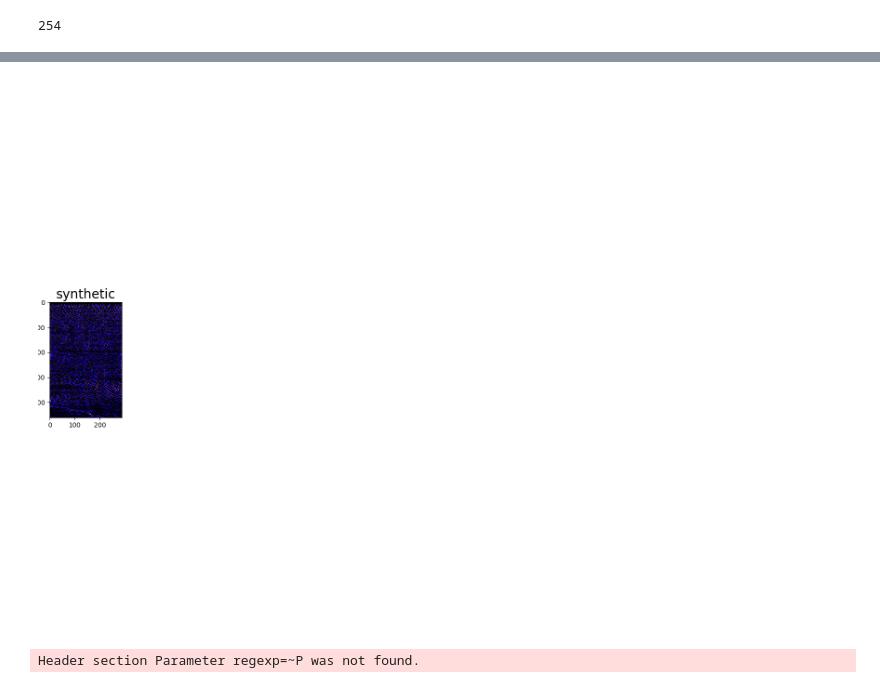
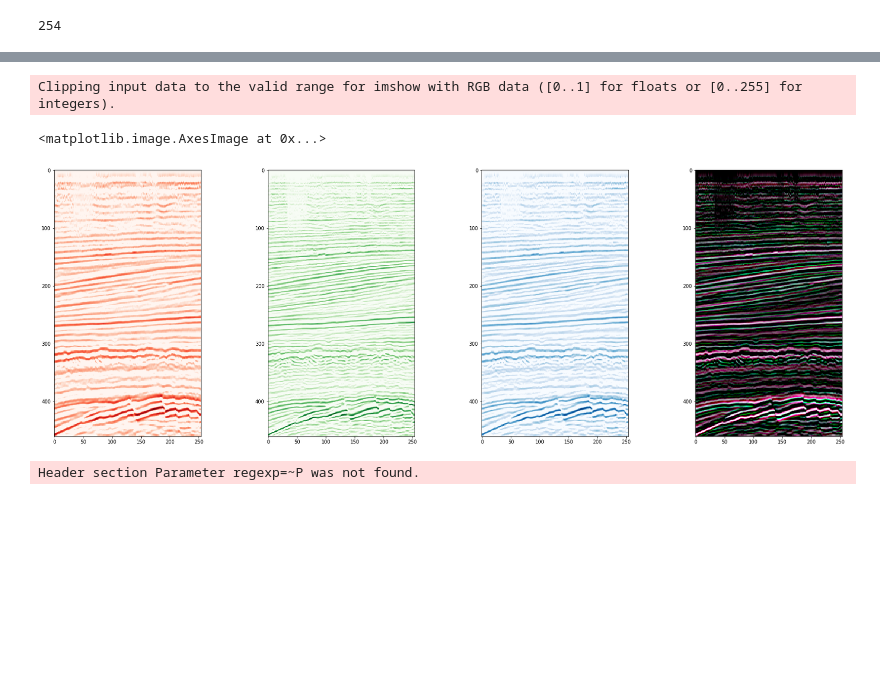
Before and after one commit to Gijsbertbas/rgb-explorers-backend, a Jupyter notebook: processing/test_blending.ipynb, the cells around one changed output, grey strips where cells are left out. Saved outputs shown, nothing was run; the diff lists cells and outputs as text; code cells hidden in the pictures; blank space fills up the shorter version.

```diff
--- a/processing/test_blending.ipynb
+++ b/processing/test_blending.ipynb
@@ -30,7 +57,28 @@ blend.shape
+# %%
+frequencies = (20,25,35)
+
+shape = line.shape
+slices = []
+blend_line = numpy.zeros((*line.shape, 3))
+for x in range(0, shape[0]):
+    trace = line[x,:]
+    E = ricker_expansion(trace, frequencies)
+    blend_line[x, :, :] = E
+# %%
+blend_line=c_n(blend_line)
+# %%
+blend_line = numpy.flip(blend_line,axis=2)
+fig,axes = plt.subplots(1,4,figsize=(30,10))
+axes[0].imshow(blend_line[:,:,0].T, cmap=plt.get_cmap('Reds'))
+axes[1].imshow(blend_line[:,:,1].T, cmap=plt.get_cmap('Greens'))
+axes[2].imshow(blend_line[:,:,2].T, cmap=plt.get_cmap('Blues'))
+axes[3].imshow(numpy.swapaxes(blend_line,0,1))
+# %% [output]
+Clipping input data to the valid range for imshow with RGB data ([0..1] for floats or [0..255] for integers).
+<matplotlib.image.AxesImage at 0x...>
+[figure, added]
 # %%
-Image(line_blend_png('y',319,frequencies))
+#Image(line_blend_png('y',319,frequencies))
-# %% [output]
-[figure, removed]
 # %%
 logarray = las_to_spec(path+logfile)
 # %% [output]
```
Also changed, not shown: parts of 8 cells of this notebook, 1 other file.
